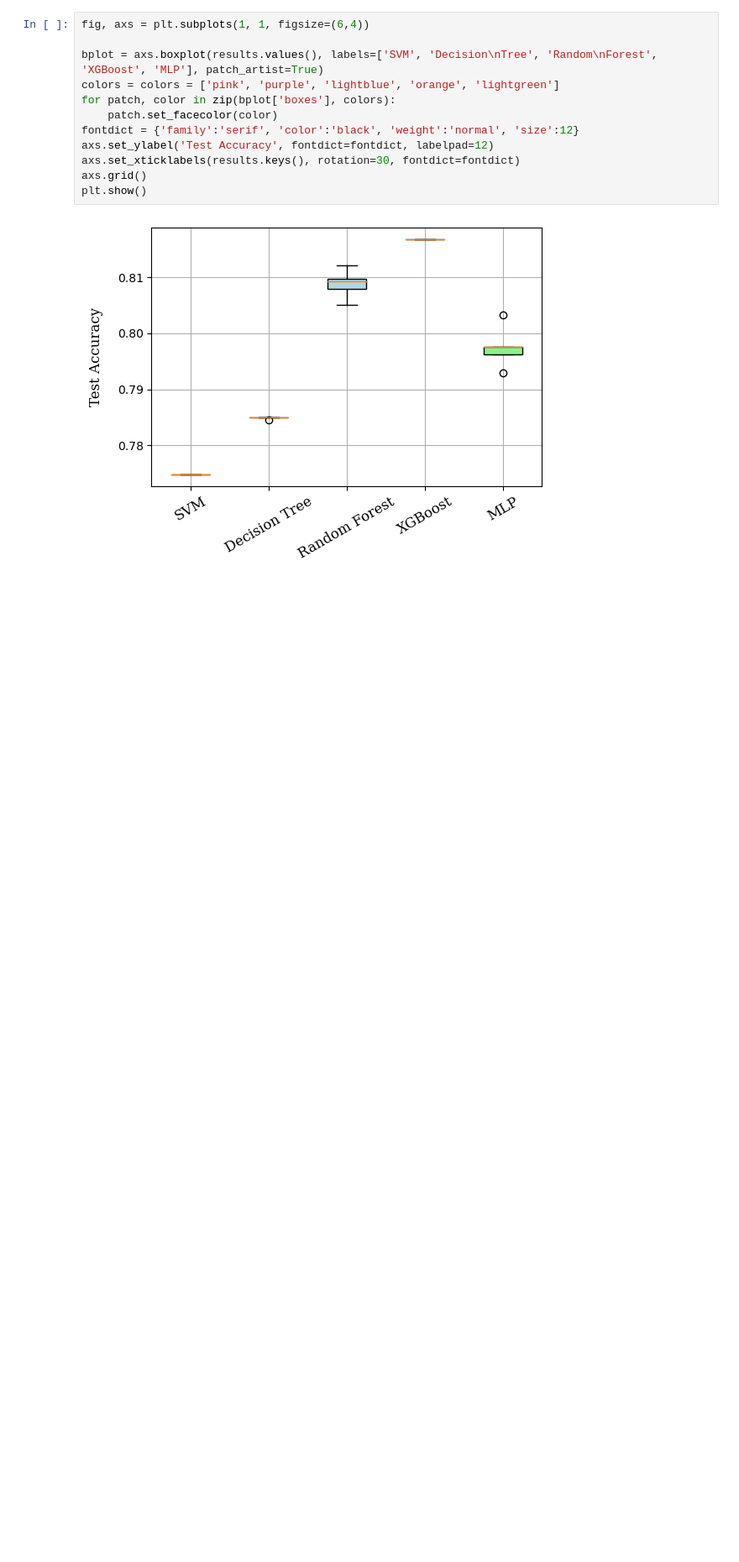
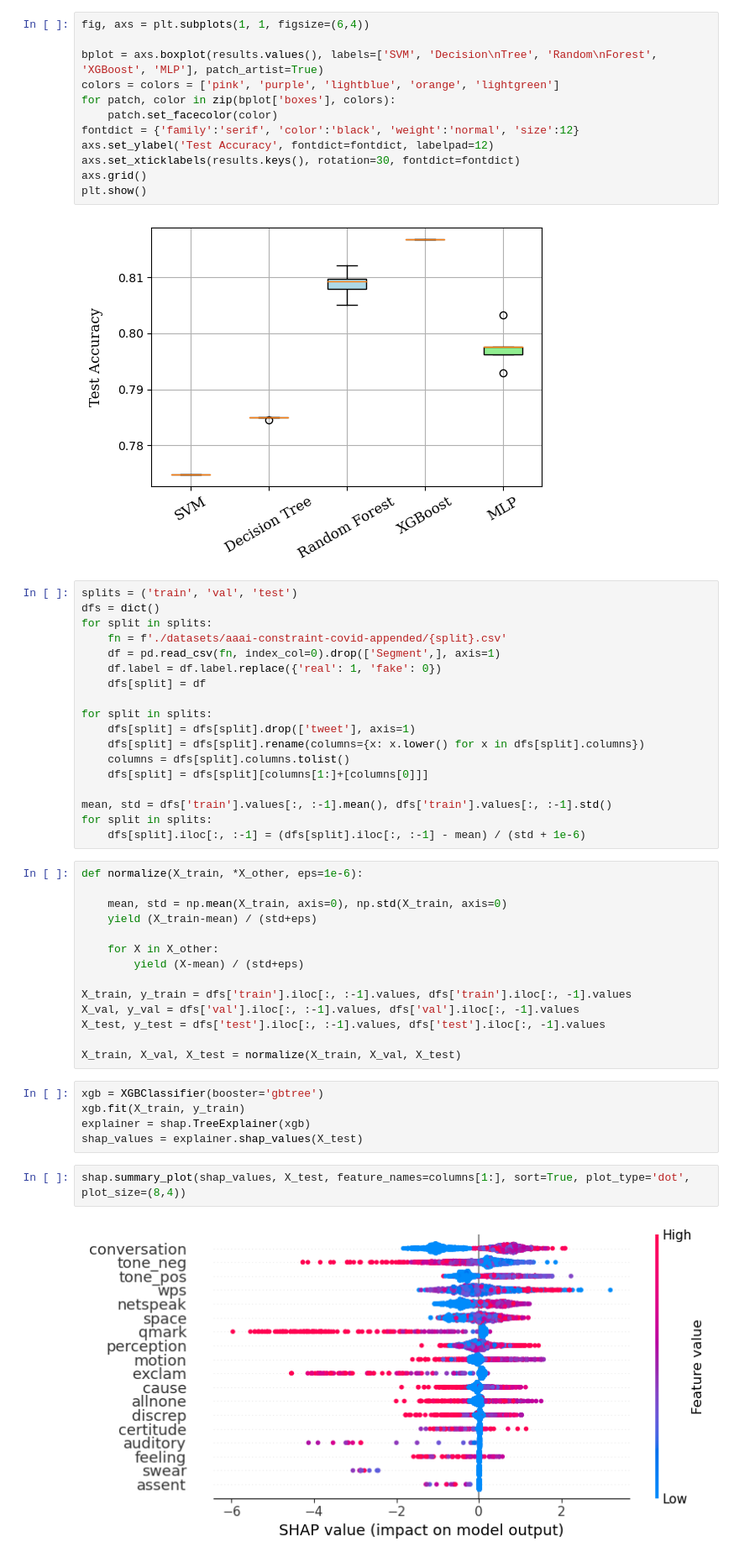
Before and after one commit to ignasa007/LingML, a Jupyter notebook: plotting.ipynb, the cells around one changed output. Shown at 84% size. Cells and saved outputs as stored; diff of their text form; blank space fills up the shorter version.

Commit message:
added lingm plots

```diff
--- a/plotting.ipynb
+++ b/plotting.ipynb
@@ -23,3 +29,44 @@ axs.grid()
 plt.show()
 # %% [output]
 [figure]
+# %%
+splits = ('train', 'val', 'test')
+dfs = dict()
+for split in splits:
+    fn = f'./datasets/aaai-constraint-covid-appended/{split}.csv'
+    df = pd.read_csv(fn, index_col=0).drop(['Segment',], axis=1)
+    df.label = df.label.replace({'real': 1, 'fake': 0})
+    dfs[split] = df
+
+for split in splits:
+    dfs[split] = dfs[split].drop(['tweet'], axis=1)
+    dfs[split] = dfs[split].rename(columns={x: x.lower() for x in dfs[split].columns})
+    columns = dfs[split].columns.tolist()
+    dfs[split] = dfs[split][columns[1:]+[columns[0]]]
+
+mean, std = dfs['train'].values[:, :-1].mean(), dfs['train'].values[:, :-1].std()
+for split in splits:
+    dfs[split].iloc[:, :-1] = (dfs[split].iloc[:, :-1] - mean) / (std + 1e-6)
+# %%
+def normalize(X_train, *X_other, eps=1e-6):
+
+    mean, std = np.mean(X_train, axis=0), np.std(X_train, axis=0)
+    yield (X_train-mean) / (std+eps)
+
+    for X in X_other:
+        yield (X-mean) / (std+eps)
+
+X_train, y_train = dfs['train'].iloc[:, :-1].values, dfs['train'].iloc[:, -1].values
+X_val, y_val = dfs['val'].iloc[:, :-1].values, dfs['val'].iloc[:, -1].values
+X_test, y_test = dfs['test'].iloc[:, :-1].values, dfs['test'].iloc[:, -1].values
+
+X_train, X_val, X_test = normalize(X_train, X_val, X_test)
+# %%
+xgb = XGBClassifier(booster='gbtree')
+xgb.fit(X_train, y_train)
+explainer = shap.TreeExplainer(xgb)
+shap_values = explainer.shap_values(X_test)
+# %%
+shap.summary_plot(shap_values, X_test, feature_names=columns[1:], sort=True, plot_type='dot', plot_size=(8,4))
+# %% [output]
+[figure, added]
```
Also changed, not shown: parts of 5 cells of this notebook.
